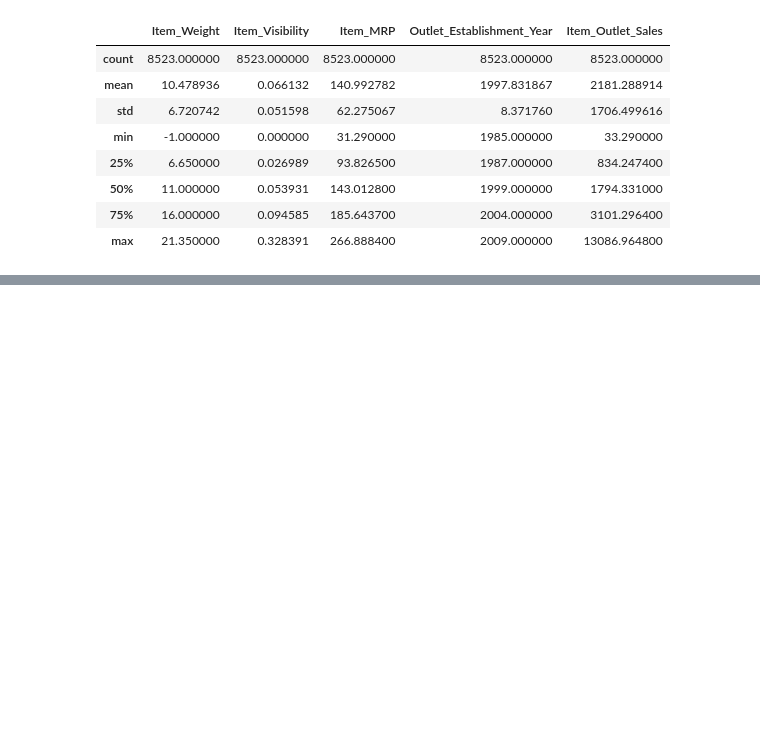
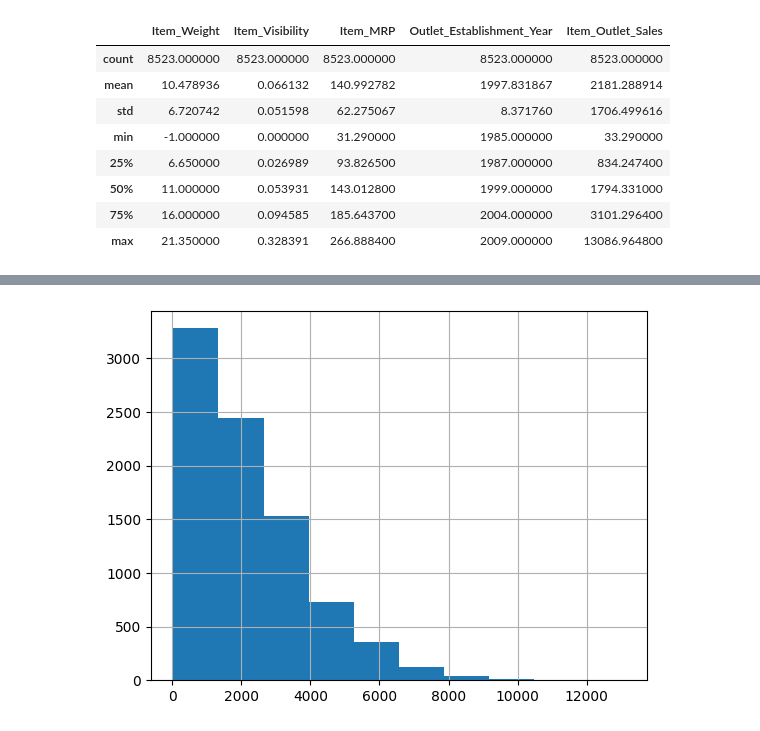
Before and after one commit to mshurafa/Prediction-of-Product-Sales, a Jupyter notebook: Project_1_Part_2.ipynb, the cells around one changed output, grey strips where cells are left out. Cells and saved outputs as stored; diff of their text form; code cells hidden in the pictures; blank space fills up the shorter version.

```diff
--- a/Project_1_Part_2.ipynb
+++ b/Project_1_Part_2.ipynb
@@ -183,0 +223,4 @@ df_sales[number_col].describe()
+# %%
+df_sales_hist = df_sales['Item_Outlet_Sales'].hist()
+# %% [output]
+[figure, added]
```
Also changed, not shown: parts of 9 cells of this notebook.
